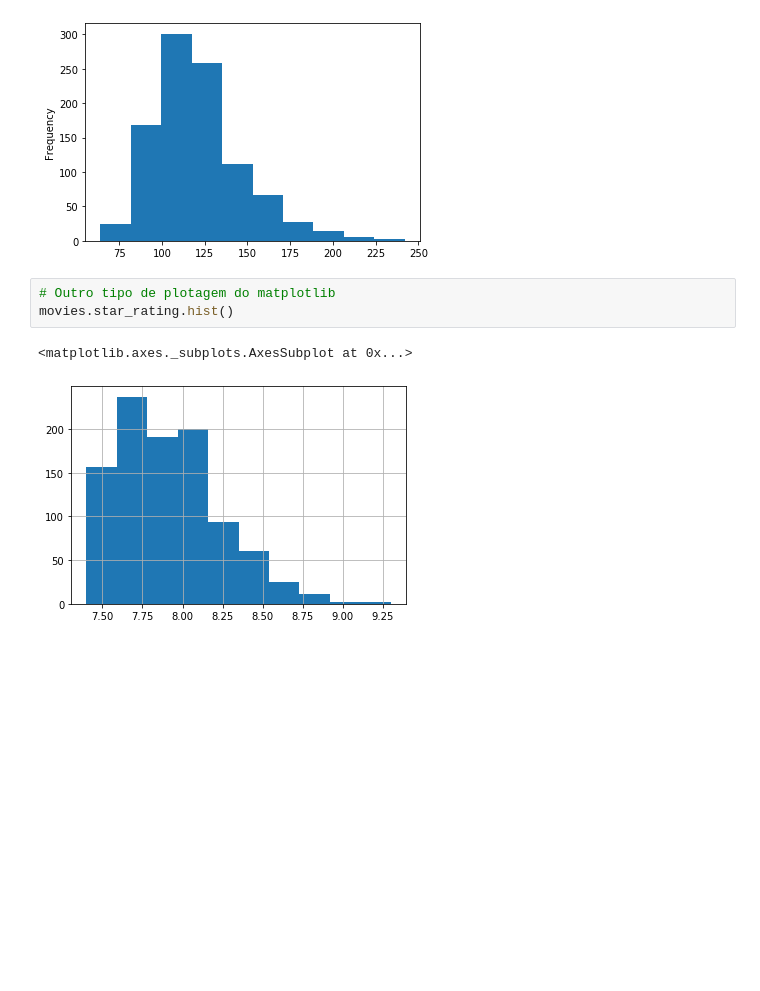
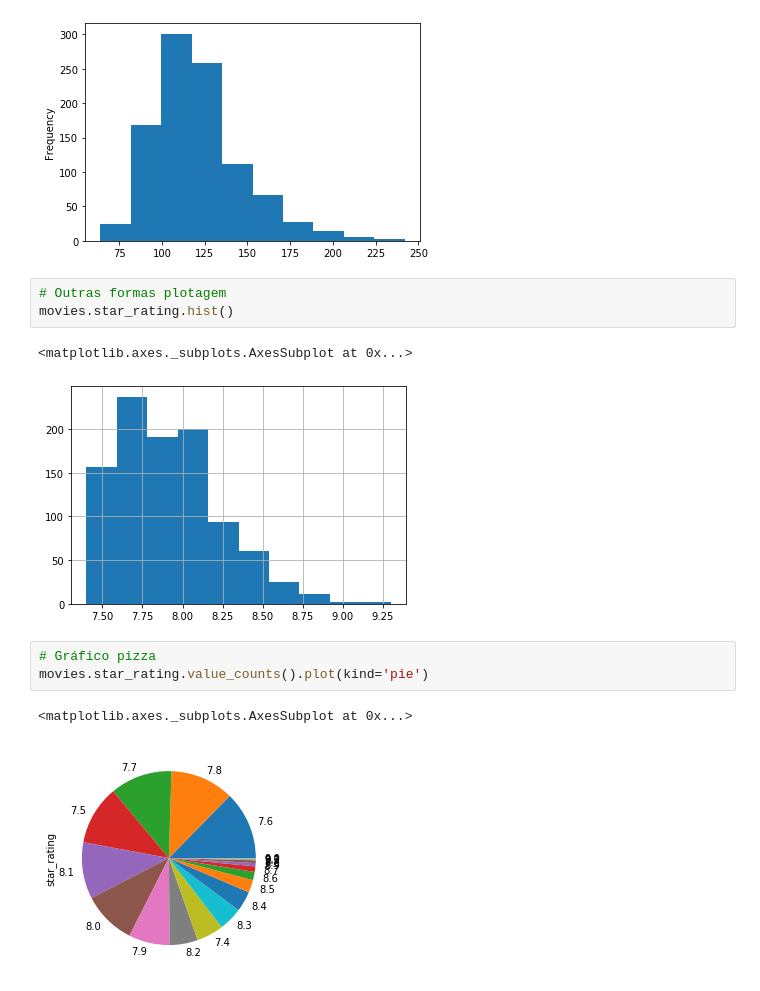
Before and after one commit to MrPinabutter/Projetos, a Jupyter notebook: data_science/pandas/Exploração_de_Series.ipynb, the cells around one changed output. Cells and saved outputs as stored; diff of their text form; blank space fills up the shorter version.

Commit message:
plots diferenciados

```diff
--- a/data_science/pandas/Exploração_de_Series.ipynb
+++ b/data_science/pandas/Exploração_de_Series.ipynb
@@ -125,8 +125,14 @@ movies.duration.plot(kind = 'hist')
 <matplotlib.axes._subplots.AxesSubplot at 0x...>
 [figure]
 # %%
-# Outro tipo de plotagem do matplotlib
+# Outras formas plotagem
 movies.star_rating.hist()
 # %% [output]
 <matplotlib.axes._subplots.AxesSubplot at 0x...>
 [figure]
+# %%
+# Gráfico pizza
+movies.star_rating.value_counts().plot(kind='pie')
+# %% [output]
+<matplotlib.axes._subplots.AxesSubplot at 0x...>
+[figure, added]
```
